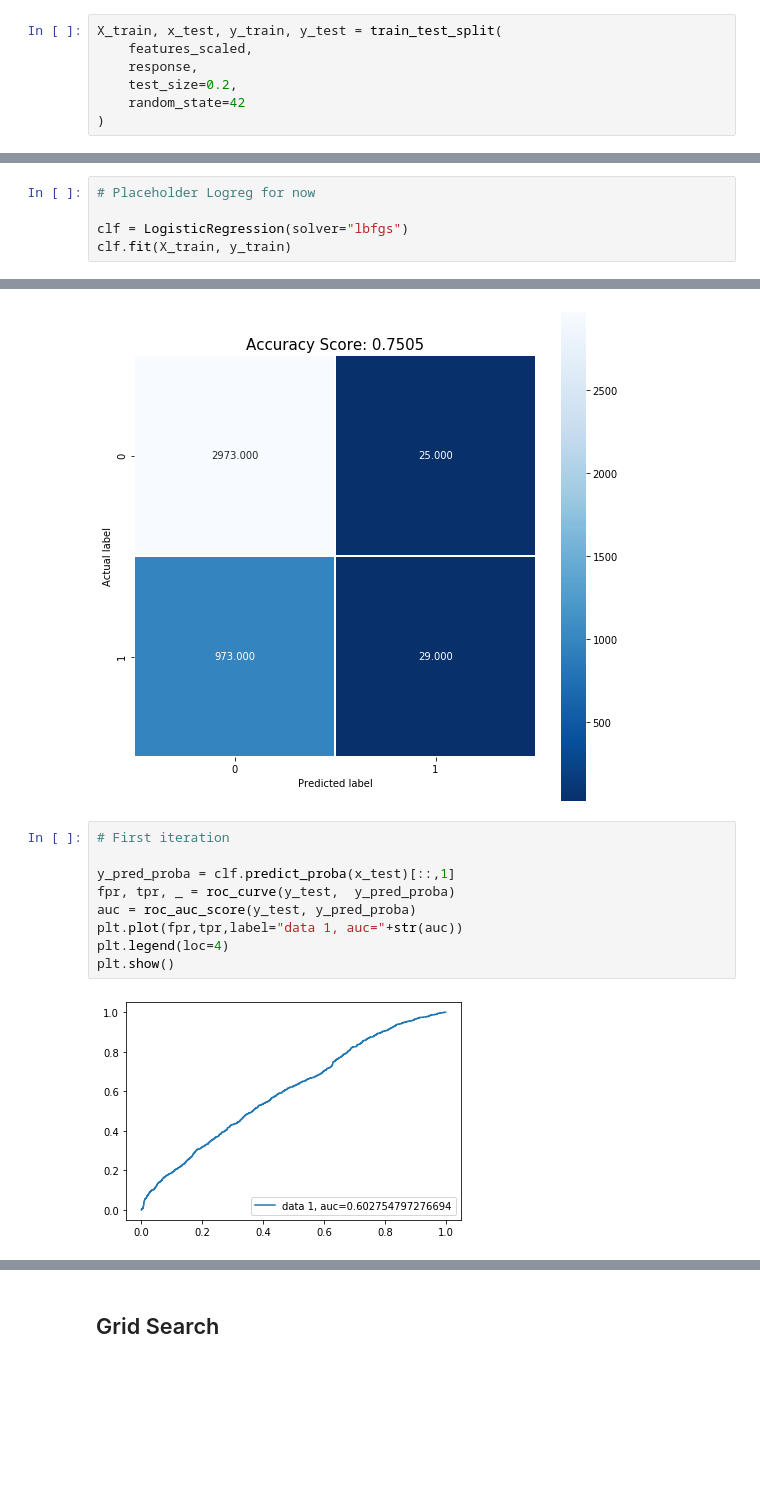
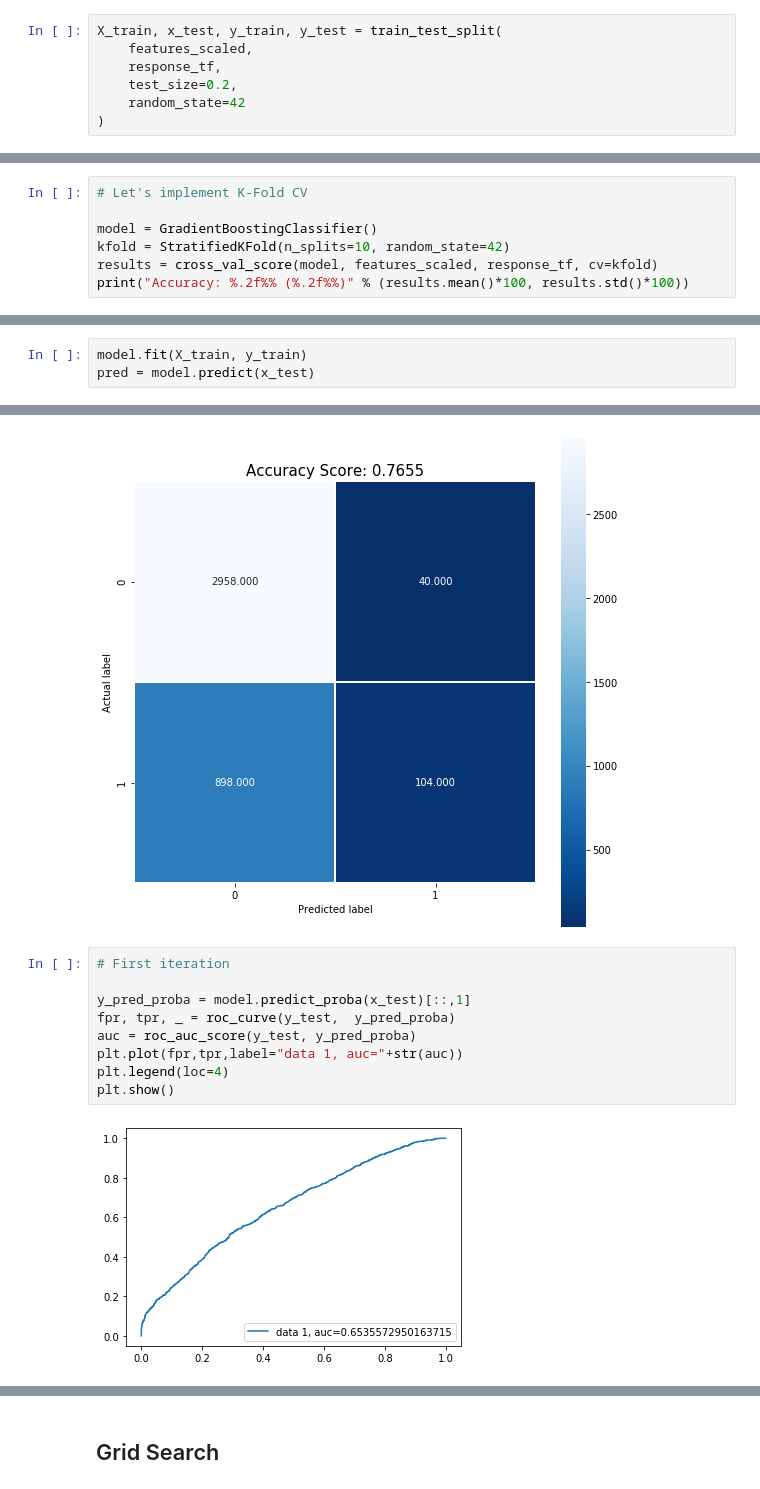
Before and after one commit to jtsw1990/grab-ai-safety, a Jupyter notebook: 3. Safety Challenge - Model.ipynb, the cells around one changed output, grey strips where cells are left out. Cells and saved outputs as stored; diff of their text form; blank space fills up the shorter version.

Commit message:
Changed logreg to more robust GBM model

```diff
--- a/3. Safety Challenge - Model.ipynb
+++ b/3. Safety Challenge - Model.ipynb
@@ -23,14 +25,9 @@ features_scaled = StandardScaler().fit_transform(features)
 # %%
 X_train, x_test, y_train, y_test = train_test_split(
     features_scaled,
-    response,
+    response_tf,
     test_size=0.2,
     random_state=42
 )
 # %% [markdown]
 ## Classifier
-# %%
-# Placeholder Logreg for now
-
-clf = LogisticRegression(solver="lbfgs")
-clf.fit(X_train, y_train)
@@ -41,0 +34,7 @@ LogisticRegression(C=1.0, class_weight=None, dual=False, fit_intercept=True,
+# %%
+# Let's implement K-Fold CV
+
+model = GradientBoostingClassifier()
+kfold = StratifiedKFold(n_splits=10, random_state=42)
+results = cross_val_score(model, features_scaled, response_tf, cv=kfold)
+print("Accuracy: %.2f%% (%.2f%%)" % (results.mean()*100, results.std()*100))
@@ -46 +45,4 @@ pred = clf.predict(x_test)
+# %%
+model.fit(X_train, y_train)
+pred = model.predict(x_test)
 # %%
@@ -58,11 +60,11 @@ plt.title(all_sample_title, size = 15);
 # %%
 # First iteration
 
-y_pred_proba = clf.predict_proba(x_test)[::,1]
+y_pred_proba = model.predict_proba(x_test)[::,1]
 fpr, tpr, _ = roc_curve(y_test,  y_pred_proba)
 auc = roc_auc_score(y_test, y_pred_proba)
 plt.plot(fpr,tpr,label="data 1, auc="+str(auc))
 plt.legend(loc=4)
 plt.show()
 # %% [output]
-[figure, old version]
+[figure, new version]
```
Also changed, not shown: parts of 8 cells of this notebook.
